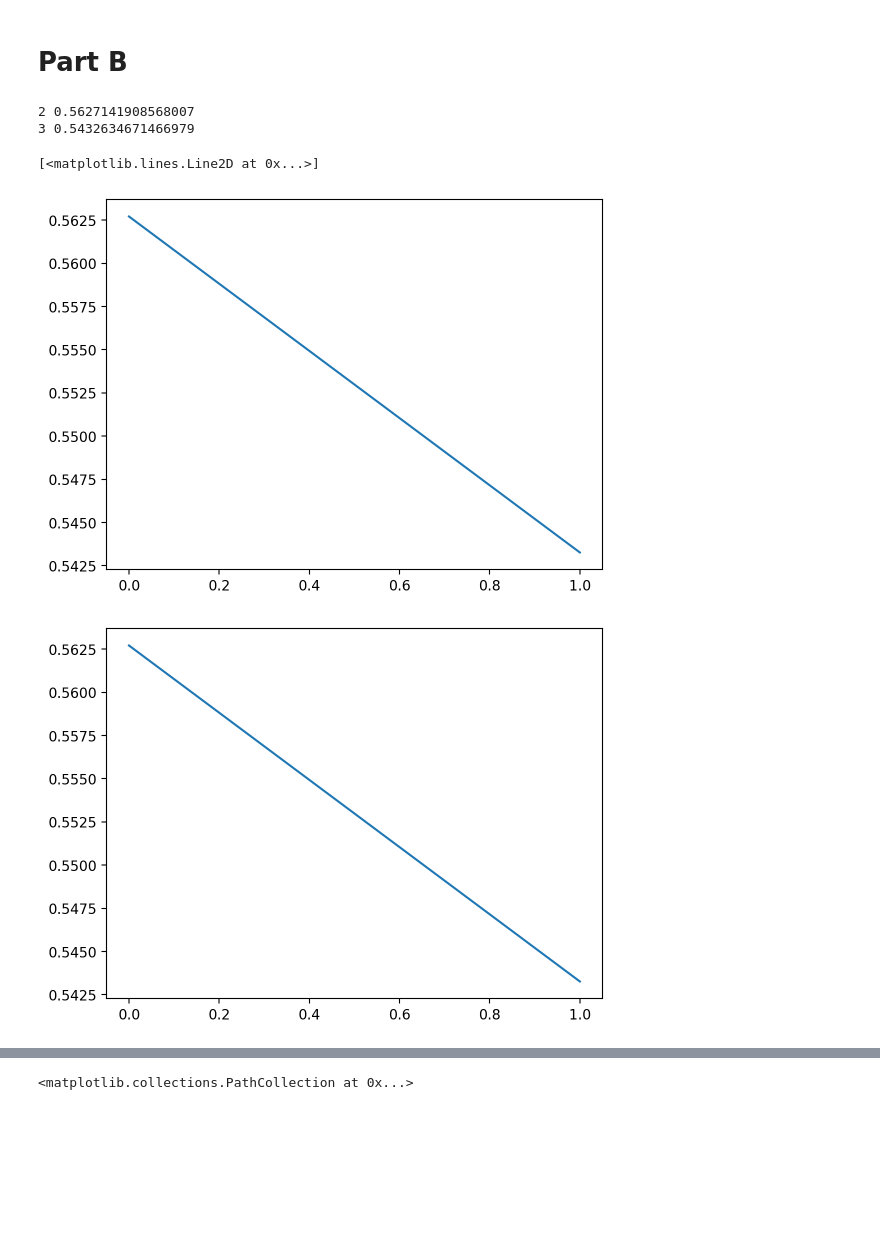
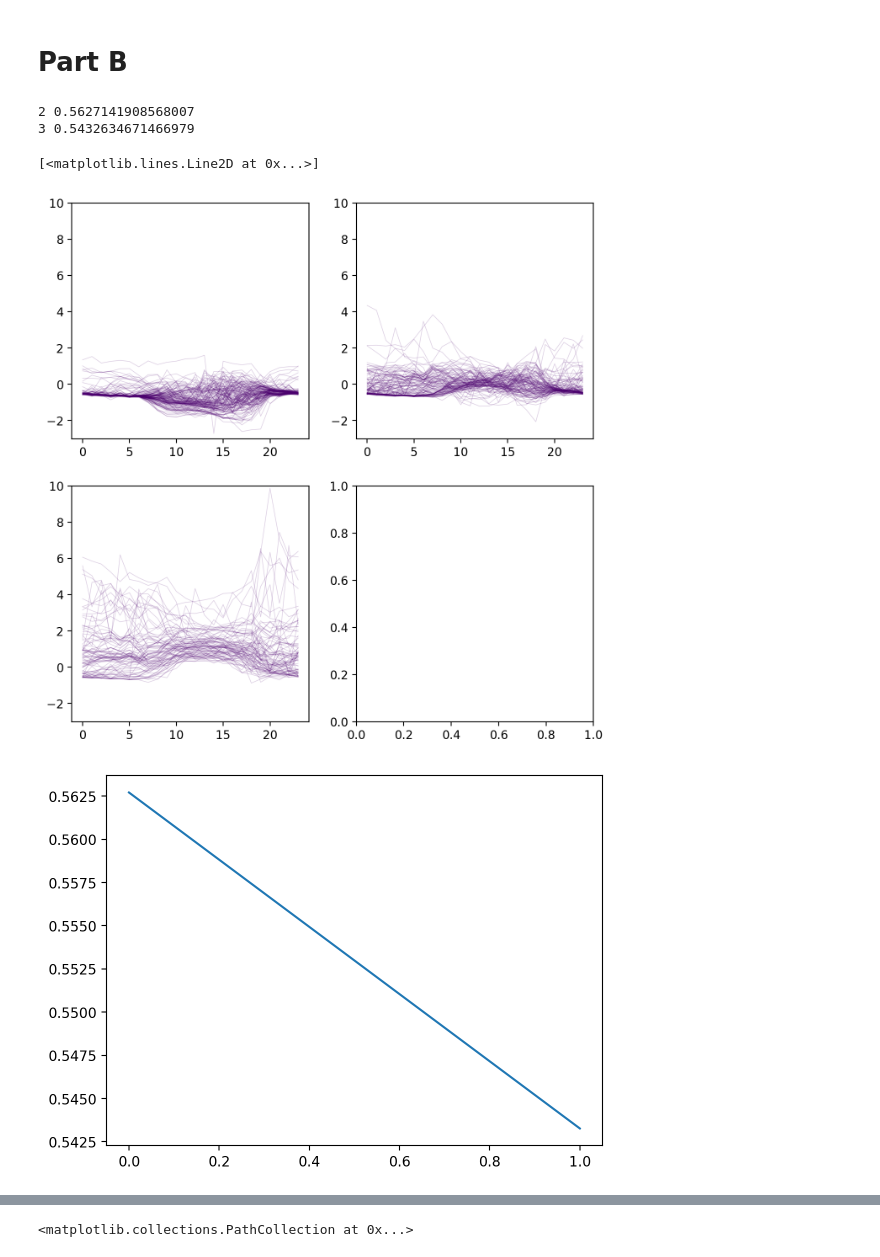
Before and after one commit to davvidbaker/aes-hw-s24, a Jupyter notebook: data-science/customer-classification-project.ipynb, the cells around one changed output, grey strips where cells are left out. Saved outputs shown, nothing was run; the diff lists cells and outputs as text; code cells hidden in the pictures; blank space fills up the shorter version.

Commit message:
show plot

```diff
--- a/data-science/customer-classification-project.ipynb
+++ b/data-science/customer-classification-project.ipynb
@@ -136,7 +136,7 @@ for n_clusters in n_clusters_arr:
     # I'm not sure how to best visualize this
     # How about like this
 
-    if n_clusters == 4:
+    if n_clusters == 3:
         fig, axs = plt.subplots(int(math.ceil(n_clusters / 2)), 2, figsize=(8, 8))
         axs = axs.flatten()
 
@@ -175,32 +175,32 @@ plt.plot(scores)
 #     # print(cluster_array)
 #     # I'm not sure how to best visualize this
 #     # How about like this
 
 #     if n_clusters == 4:
 #         fig, axs = plt.subplots(int(math.ceil(n_clusters / 2)), 2, figsize=(8, 8))
 #         axs = axs.flatten()
 
 #         np_scaled = StandardScaler().fit_transform(all_days)
 
 #         for idx, cluster_label in enumerate(cluster_array):
 #             np_profs = np_scaled[idx, :].T
 #             axs[cluster_label].plot()
 #             axs[cluster_label].plot(
 #                 np_profs, alpha=0.2, linewidth=0.5, color="xkcd:royal purple"
 #             )
 
 #         for cluster_idx in set(cluster_array):
 #             axs[cluster_idx].set_ylim(-3, 10)
 
 #     score = metrics.silhouette_score(attribute_array, cluster_array, metric="euclidean")
 #     print(n_clusters, score)
 #     scores = [*scores, score]
 
 plt.figure()
 plt.plot(scores)
 # %% [output]
 2 0.5627141908568007
 3 0.5432634671466979
 [<matplotlib.lines.Line2D at 0x...>]
-[figure, old version]
+[figure, new version]
 [figure]
```
Also changed, not shown: parts of 1 cell of this notebook.
